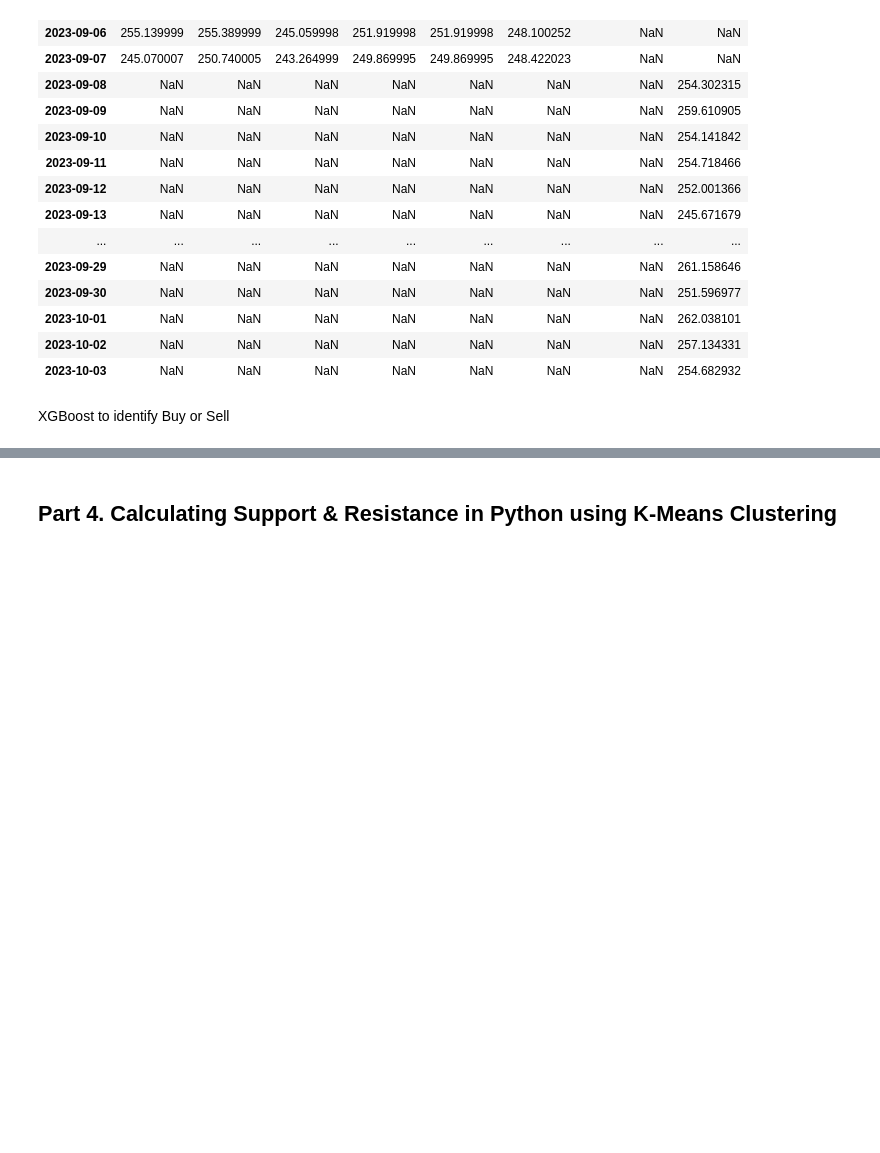
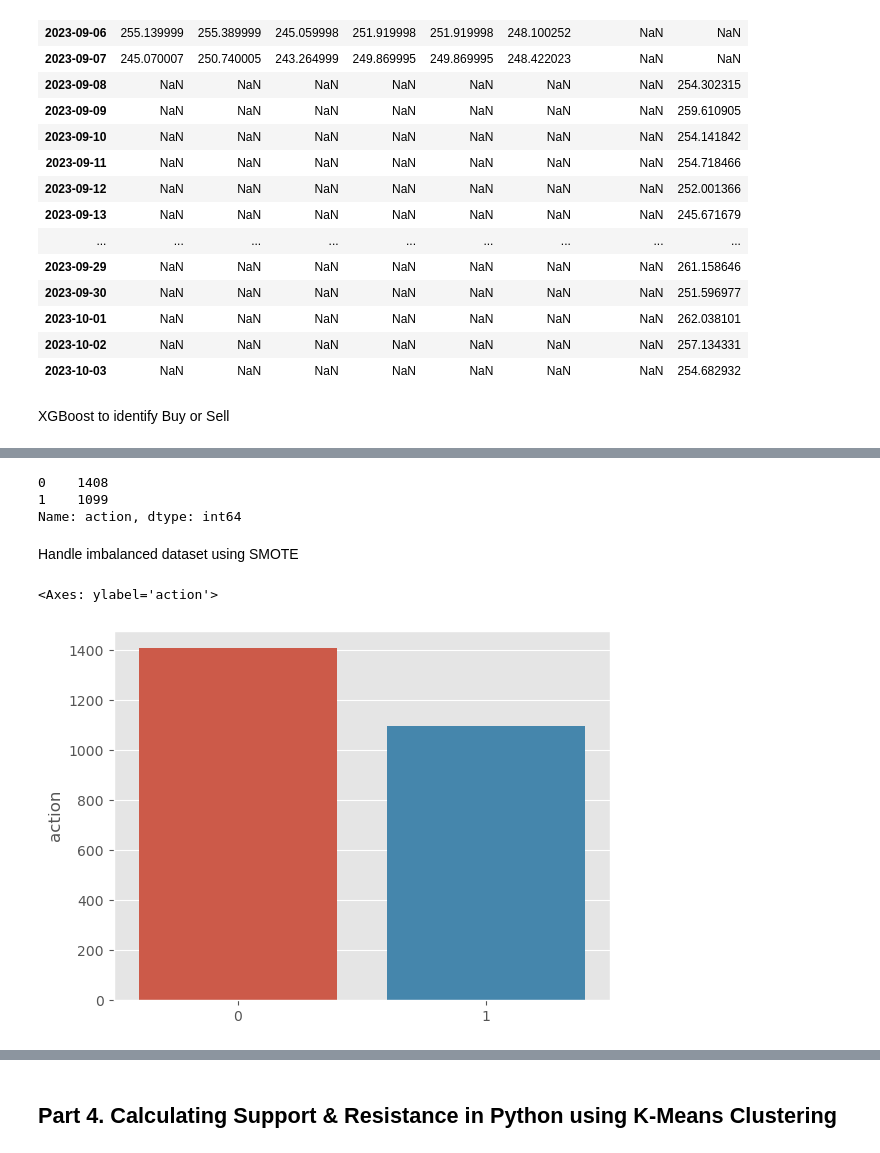
Before and after one commit to thonglamhai/stock-price-prediction, a Jupyter notebook: stock_price_prediction.ipynb, the cells around one changed output, grey strips where cells are left out. Drawn from its saved outputs; the diff is of its cells as text; code cells hidden in the pictures; blank space fills up the shorter version.

Commit message:
update xgboost & smote

```diff
--- a/stock_price_prediction.ipynb
+++ b/stock_price_prediction.ipynb
@@ -620,4 +691,4 @@ def classificator(value):
     else:
         return 'Hold'
 # %%
-df['action'] = df['EMA_10'] - df['adj close']
+df_xgboost['action'] = df_xgboost['EMA_10'] - df_xgboost['adj close']
@@ -623,0 +712,22 @@ df['action'] = df['EMA_10'] - df['adj close']
+# %%
+df_xgboost['action'] = df_xgboost['action'].apply(classificator)
+# %%
+# convert 'action' column to numeric
+df_xgboost['action'] = pd.factorize(df_xgboost['action'])[0]
+# %%
+df_xgboost['action'].value_counts()
+# %% [output]
+0    1408
+1    1099
+Name: action, dtype: int64
+# %%
+# Split the data into input features (X) and target variable (y)
+X = df_xgboost.drop('action', axis=1)
+y = df_xgboost['action']
+# %% [markdown]
+Handle imbalanced dataset using SMOTE
+# %%
+sns.barplot(y=y.value_counts(), x=[0,1])
+# %% [output]
+<Axes: ylabel='action'>
+[figure, added]
```
Also changed, not shown: parts of 28 cells of this notebook.
